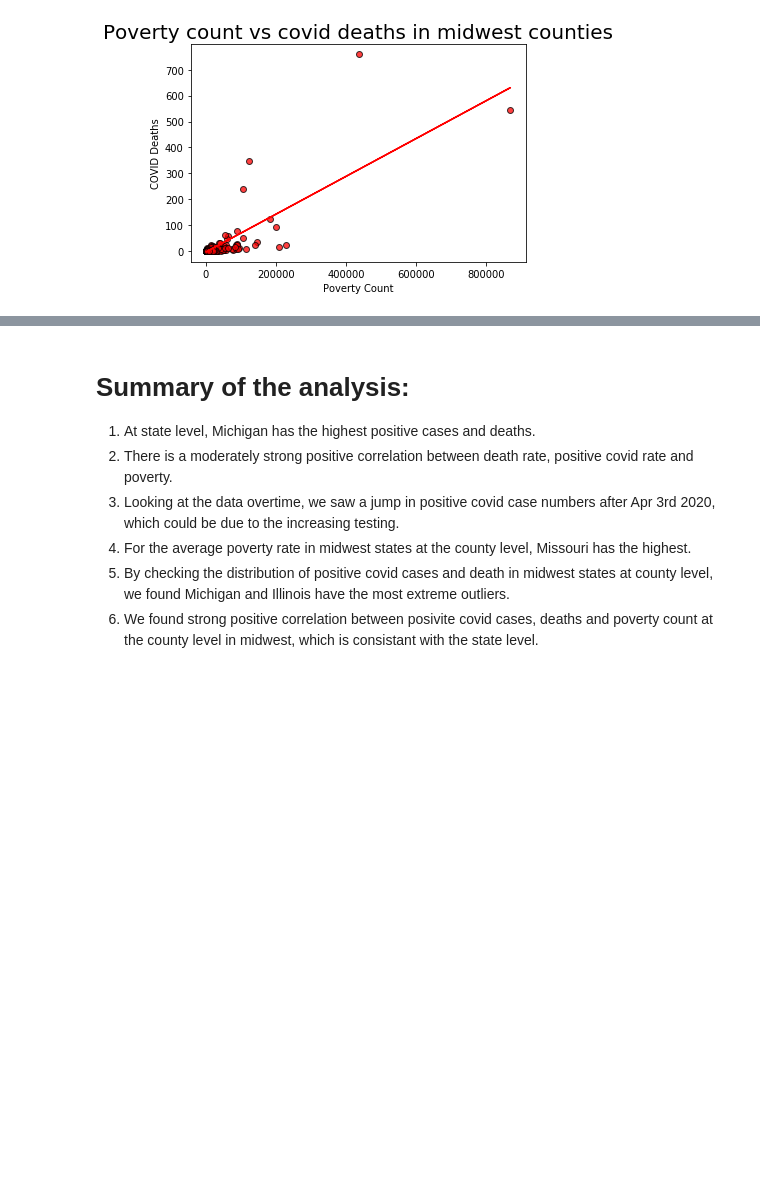
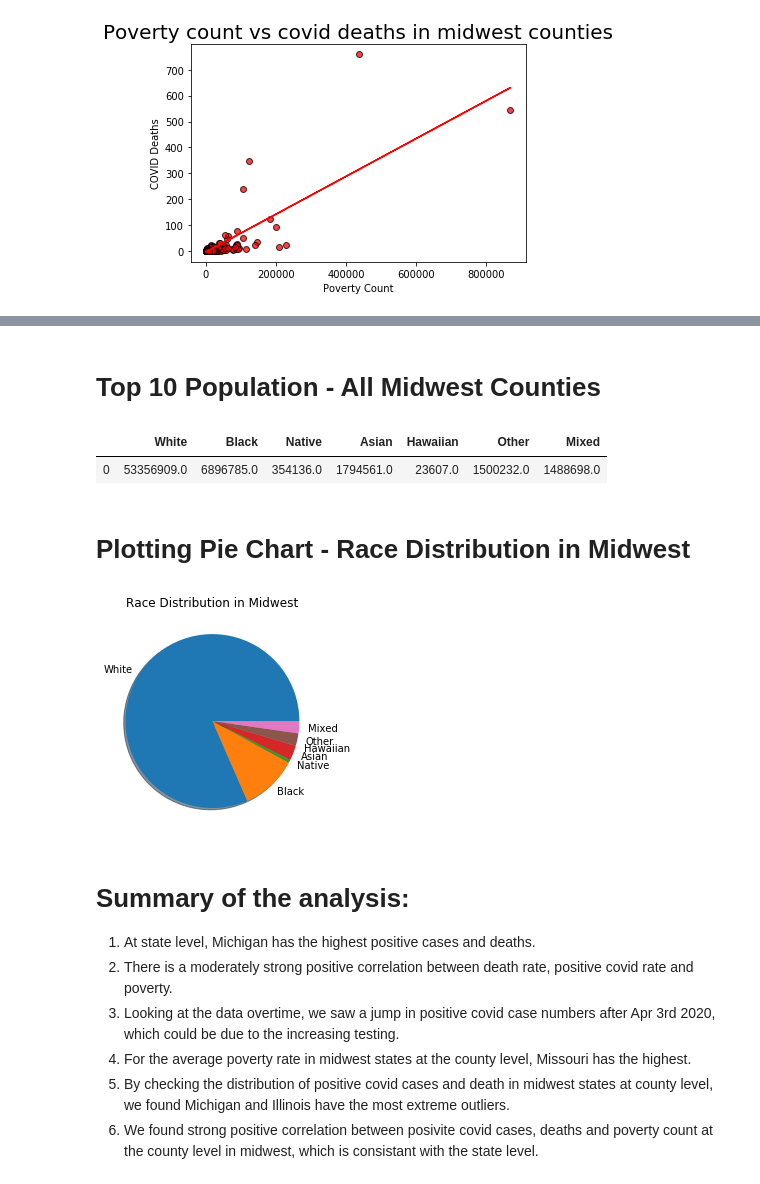
Before and after one commit to YaluZhou/Practice2, a Jupyter notebook: Midwest.ipynb, the cells around one changed output, grey strips where cells are left out. Saved outputs shown, nothing was run; the diff lists cells and outputs as text; code cells hidden in the pictures; blank space fills up the shorter version.

```diff
--- a/Midwest.ipynb
+++ b/Midwest.ipynb
@@ -954,3 +1343,41 @@ The correlation coefficient between Poverty Count and COVID Death is 0.79 in mid
+# %% [markdown]
+# Top 10 Population - All Midwest Counties
+# %%
+# Top 10 County Population in Midwest
+
+total_white = mw_census_covid_df["White"].sum()
+total_black = mw_census_covid_df["Black or African American"].sum()
+total_native = mw_census_covid_df["American Indian and Alaska Native"].sum()
+total_asian = mw_census_covid_df["Asian"].sum()
+total_hawaiian = mw_census_covid_df["Hawaiian and Other Pacific Islander"].sum()
+total_other = mw_census_covid_df["Other"].sum()
+total_mixed = mw_census_covid_df["Two or More Mixed"].sum()
+
+
+total = pd.DataFrame([[total_white, total_black, total_native, total_asian, total_hawaiian, total_other, total_mixed]], columns = ['White', 'Black', 'Native', 'Asian', 'Hawaiian', 'Other', 'Mixed'])
+
+total
+# %% [output]
+|  | White | Black | Native | Asian | Hawaiian | Other | Mixed |
+| 0 | 53356909.0 | 6896785.0 | 354136.0 | 1794561.0 | 23607.0 | 1500232.0 | 1488698.0 |
+# %% [markdown]
+# Plotting Pie Chart - Race Distribution in Midwest
+# %%
+# Create Pie Chart
+# gender_group_count.plot(kind='pie', y='Sex', title="Distribution of mice gender",autopct='%1.1f%%'
+# plt.pie(gender_counts, labels=genders,autopct=“%1.1f%%“, shadow=True)
+
+
+labels = ["White", "Black", "Native", "Asian", "Hawaiian", "Other", "Mixed"]
+values = [53356909.0, 6896785.0, 354136.0, 1794561.0, 23607.0, 1500232.0, 1488698.0]
+
+plt.pie(values, labels = labels, shadow=True)
+
+plt.title("Race Distribution in Midwest")
+
+plt.show()
+# %% [output]
+[figure, added]
 # %% [markdown]
 # Summary of the analysis:
 1. At state level, Michigan has the highest positive cases and deaths.
```
Also changed, not shown: parts of 49 cells of this notebook, 1 other file.
